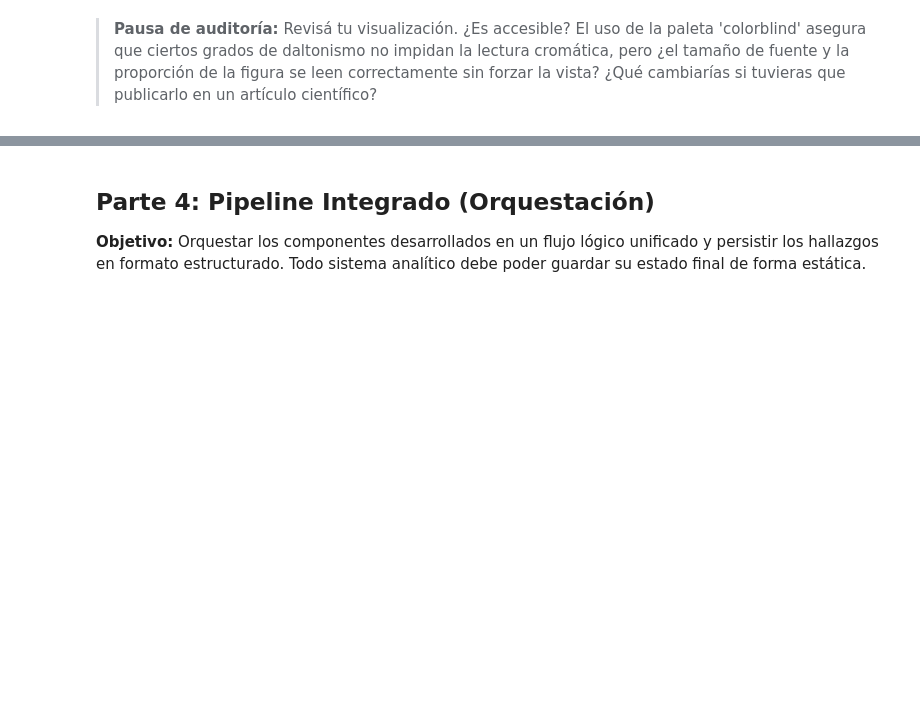
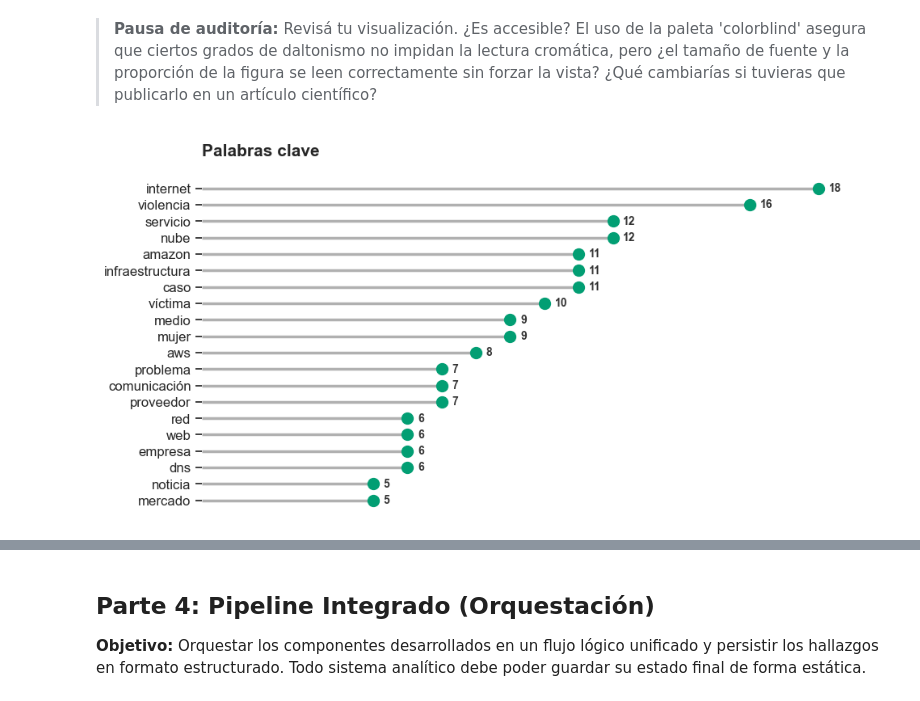
Before and after one commit to Sabri-Nang/sanches-sabrina-pln-1c-2026, a Jupyter notebook: TPI_1/TPI_1_Adquisicion_y_Analisis_Linguistico_resolucion.ipynb, the cells around one changed output, grey strips where cells are left out. Saved outputs shown, nothing was run; the diff lists cells and outputs as text; code cells hidden in the pictures; blank space fills up the shorter version.

Commit message:
Completo la parte 3

```diff
--- a/TPI_1/TPI_1_Adquisicion_y_Analisis_Linguistico_resolucion.ipynb
+++ b/TPI_1/TPI_1_Adquisicion_y_Analisis_Linguistico_resolucion.ipynb
@@ -720,5 +855,4 @@ Procesando los textos con spaCy...
+# %%
+palabras_clave = analizador.extraer_palabras_clave()
 # %%
 entidades = analizador.extraer_entidades()
-# %%
-for i in entidades:
-    print(i)
@@ -741,27 +867,3 @@ LOC
 
 **Escribí tu justificación acá:**
 (*Tu respuesta...*)
-# %%
-# Configuración base de accesibilidad visual
-sns.set_theme(style="ticks", palette="colorblind", font_scale=1.1)
-COLOR_ACENTO = sns.color_palette("colorblind")[0]
-COLOR_BASE = '#b0b0b0'
-
-def visualizar_origen(df):
-    """Genera un barplot con el origen de los datos o las secciones"""
-    # PASO 1: Generá un barplot horizontal orientado a objetos (fig, ax) usando Seaborn.
-    # Aplicá el COLOR_ACENTO a la barra principal (la de mayor count).
-    # Despintá los bordes molestos con sns.despine()
-    pass
-
-def visualizar_palabras_clave_lollipop(palabras_clave):
-    """Genera un Lollipop Chart de las palabras clave lematizadas"""
-    # PASO 2: Construí el gráfico estructurado (Lollipop) para las palabras clave extraídas en la Parte 2.
-    # Recordá que el lollipop se arma combinando ax.hlines y ax.plot.
-    pass
-
-def visualizar_entidades_plotly(entidades_dict):
-    """Genera un panel interactivo con Plotly para las entidades más comunes"""
-    # PASO 3: Resolvelo utilizando go.Bar y devolvé el objeto figura (fig) de Plotly
-    # para usarlo posteriormente en Gradio.
-    pass
@@ -768,3 +1051,7 @@ def visualizar_entidades_plotly(entidades_dict):
 # %% [markdown]
 > **Pausa de auditoría:**
 > Revisá tu visualización. ¿Es accesible? El uso de la paleta 'colorblind' asegura que ciertos grados de daltonismo no impidan la lectura cromática, pero ¿el tamaño de fuente y la proporción de la figura se leen correctamente sin forzar la vista? ¿Qué cambiarías si tuvieras que publicarlo en un artículo científico?
+# %%
+visualizar_palabras_clave_lollipop(palabras_clave)
+# %% [output]
+[figure, added]
```
Also changed, not shown: parts of 18 cells of this notebook.
